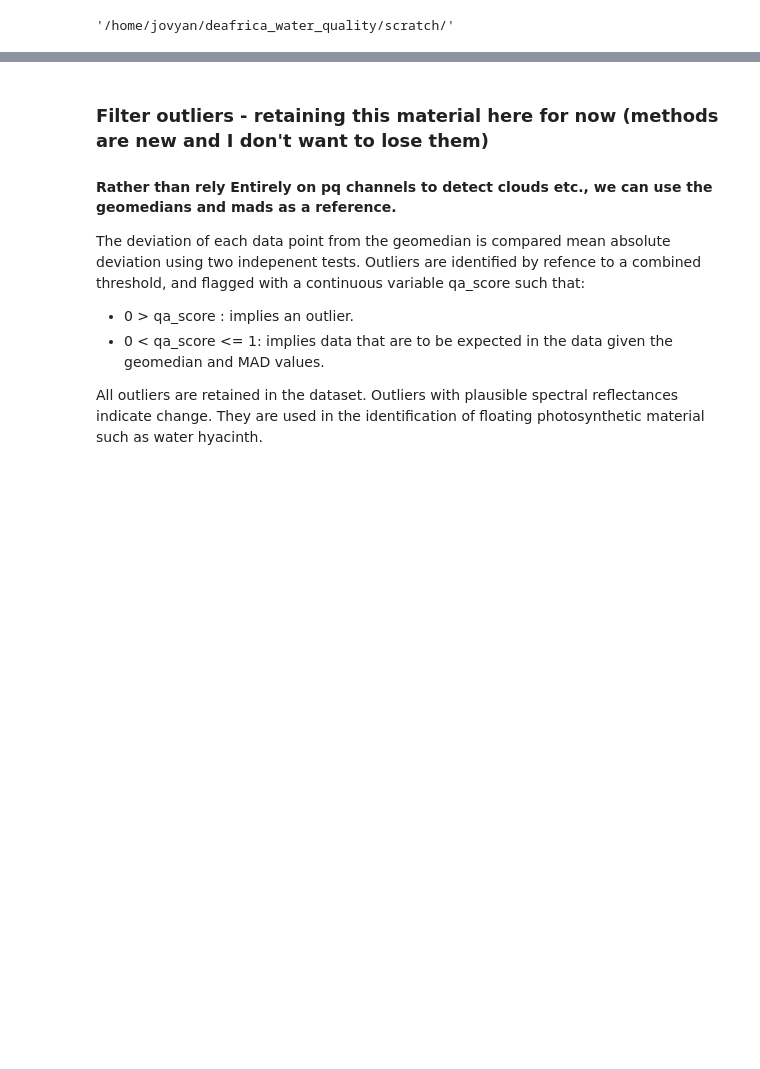
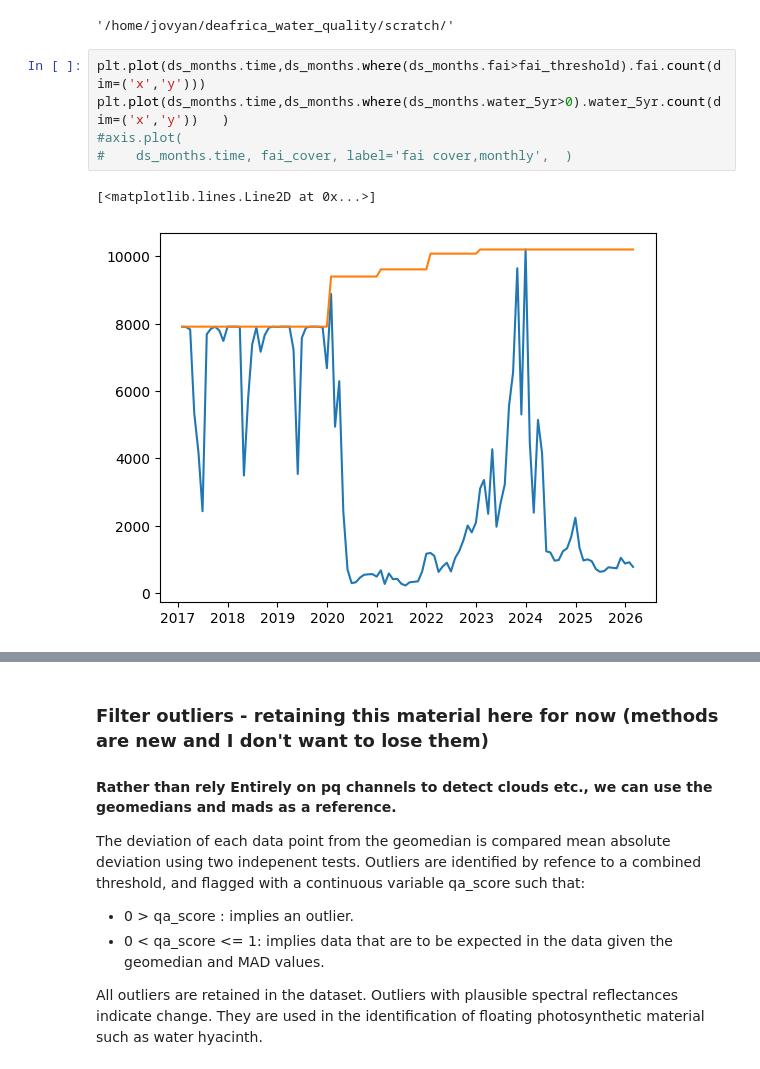
Before and after one commit to digitalearthafrica/deafrica_water_quality, a Jupyter notebook: WP2.1/WP2.1.ipynb, the cells around one changed output, grey strips where cells are left out. Drawn from its saved outputs; the diff is of its cells as text; blank space fills up the shorter version.

```diff
--- a/WP2.1/WP2.1.ipynb
+++ b/WP2.1/WP2.1.ipynb
@@ -844,3 +843,11 @@ plt.show()
 ## End
 # %% [output]
 '/home/jovyan/deafrica_water_quality/scratch/'
+# %%
+plt.plot(ds_months.time,ds_months.where(ds_months.fai>fai_threshold).fai.count(dim=('x','y')))
+plt.plot(ds_months.time,ds_months.where(ds_months.water_5yr>0).water_5yr.count(dim=('x','y'))   )
+#axis.plot(
+#    ds_months.time, fai_cover, label='fai cover,monthly',  )
+# %% [output]
+[<matplotlib.lines.Line2D at 0x...>]
+[figure, added]
```
Also changed, not shown: parts of 10 cells of this notebook.
